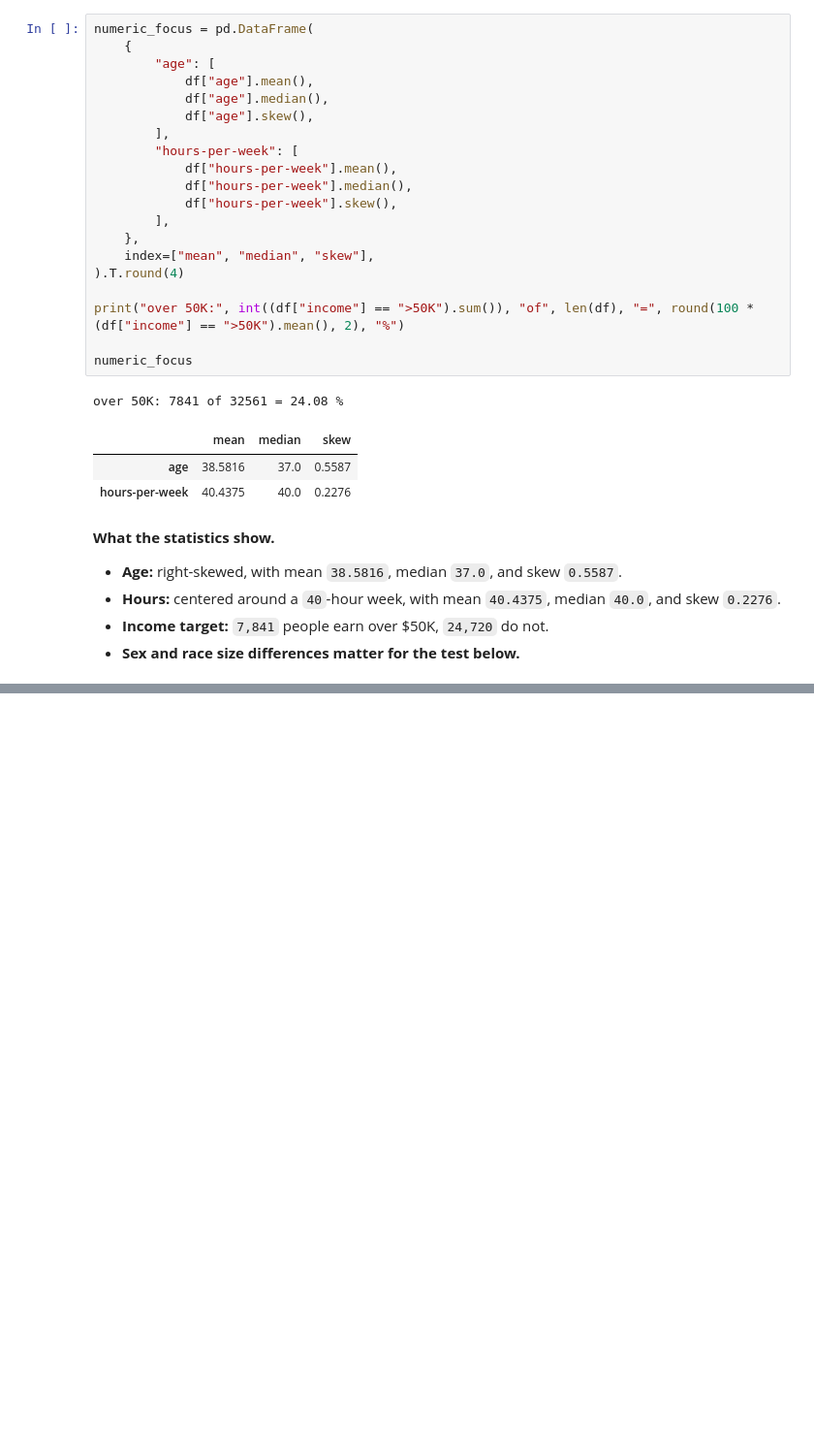
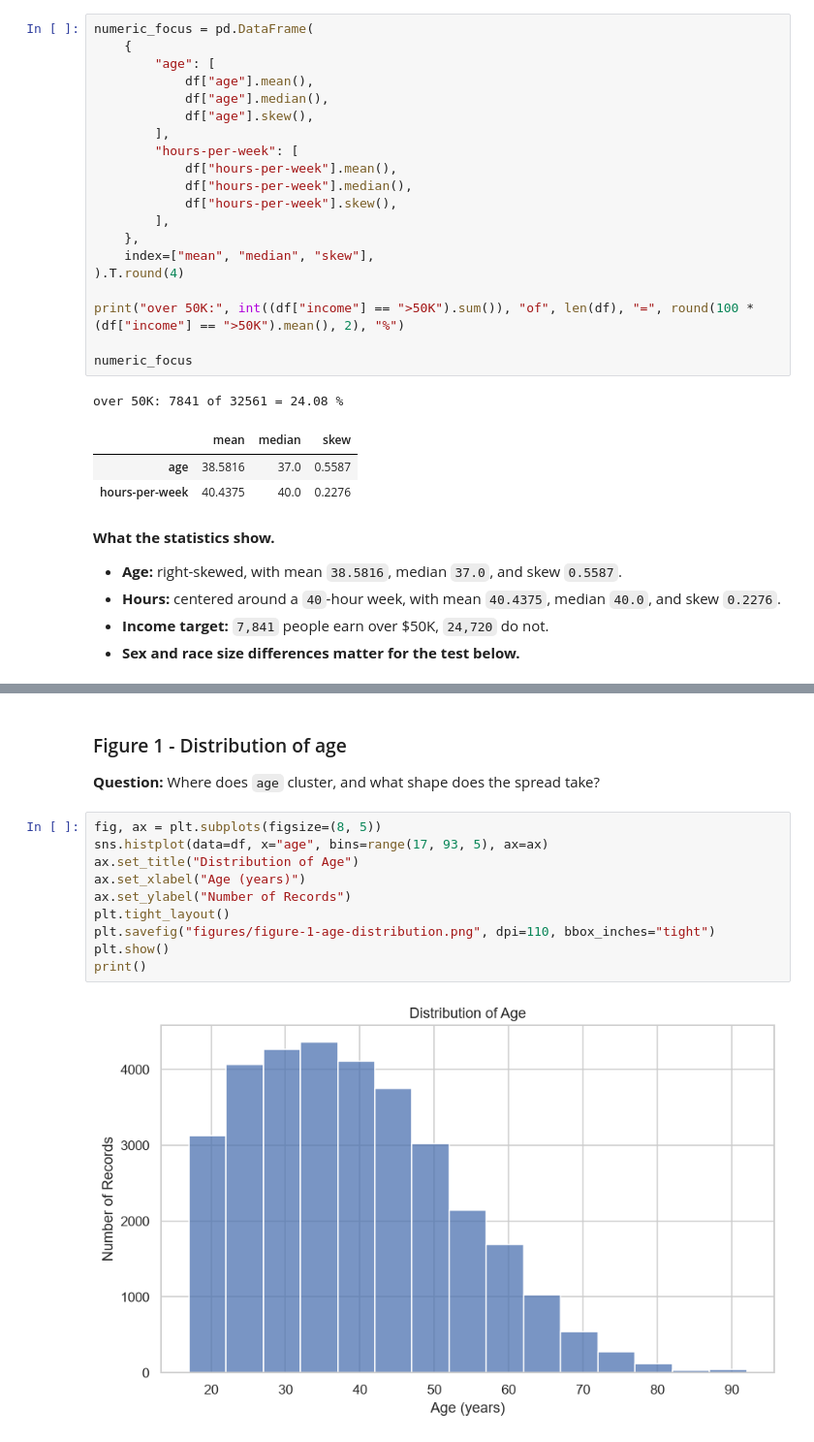
Before and after one commit to intend-dev/Statistical-Analysis-with-Python, a Jupyter notebook: analysis.ipynb, the cells around one changed output, grey strips where cells are left out. Shown at 97% size. Cells and saved outputs as stored; diff of their text form; blank space fills up the shorter version.

Commit message:
Add the visual models with question-and-answer readings

```diff
--- a/analysis.ipynb
+++ b/analysis.ipynb
@@ -166,0 +213,16 @@ over 50K: 7841 of 32561 = 24.08 %
+# %% [markdown]
+### Figure 1 - Distribution of age
+
+**Question:** Where does `age` cluster, and what shape does the spread take?
+# %%
+fig, ax = plt.subplots(figsize=(8, 5))
+sns.histplot(data=df, x="age", bins=range(17, 93, 5), ax=ax)
+ax.set_title("Distribution of Age")
+ax.set_xlabel("Age (years)")
+ax.set_ylabel("Number of Records")
+plt.tight_layout()
+plt.savefig("figures/figure-1-age-distribution.png", dpi=110, bbox_inches="tight")
+plt.show()
+print()
+# %% [output]
+[figure, added]
```
Also changed, not shown: parts of 14 cells of this notebook, 4 other files.
